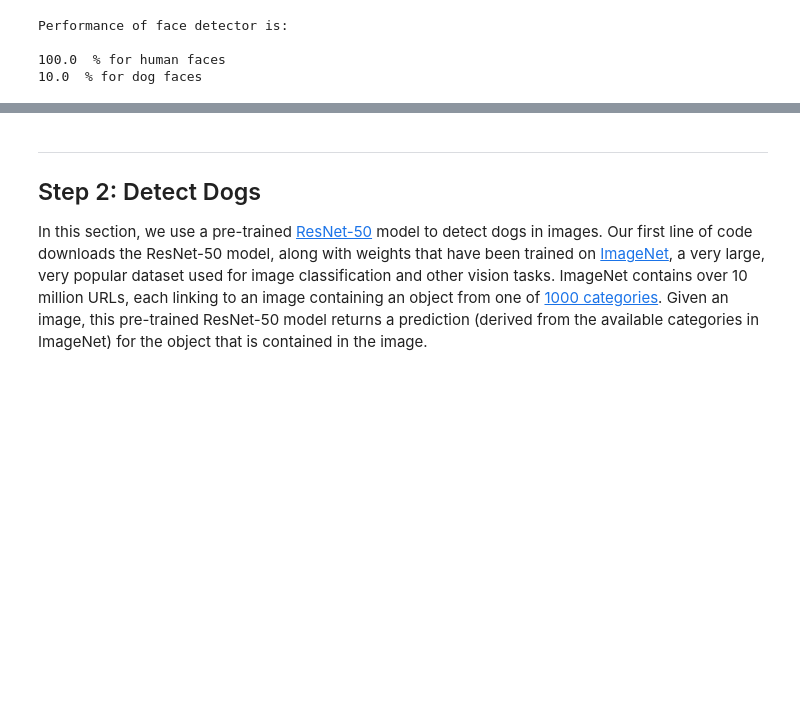
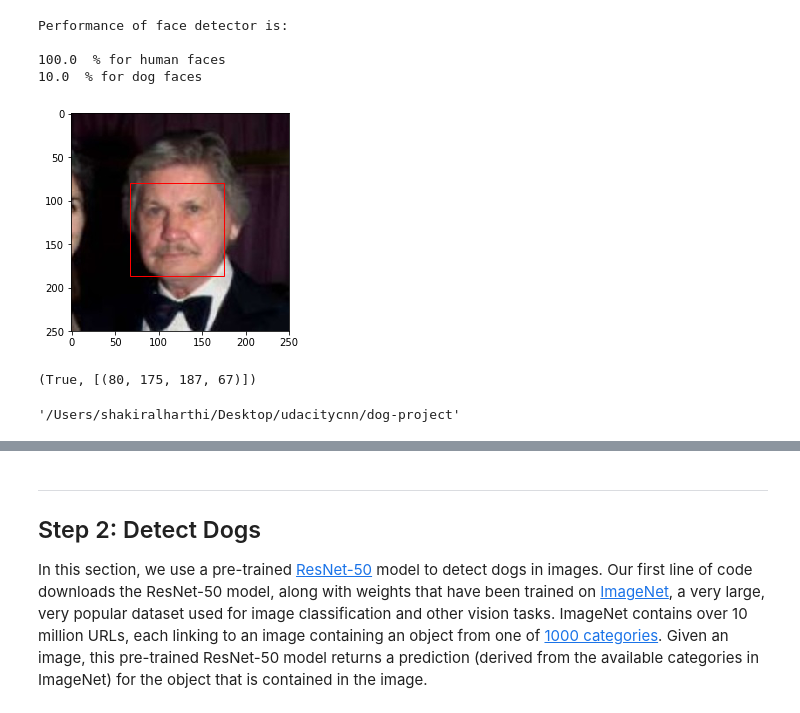
Before and after one commit to alshakir/dog-project, a Jupyter notebook: dog_app.ipynb, the cells around one changed output, grey strips where cells are left out. Drawn from its saved outputs; the diff is of its cells as text; code cells hidden in the pictures; blank space fills up the shorter version.

```diff
--- a/dog_app.ipynb
+++ b/dog_app.ipynb
@@ -238,0 +275,9 @@ Performance of face detector is:
+# %%
+draw_human_face(human_files_short[5])
+# %% [output]
+[figure, added]
+(True, [(80, 175, 187, 67)])
+# %%
+pwd
+# %% [output]
+'/Users/shakiralharthi/Desktop/udacitycnn/dog-project'
```
Also changed, not shown: parts of 38 cells of this notebook, 17 other files.
